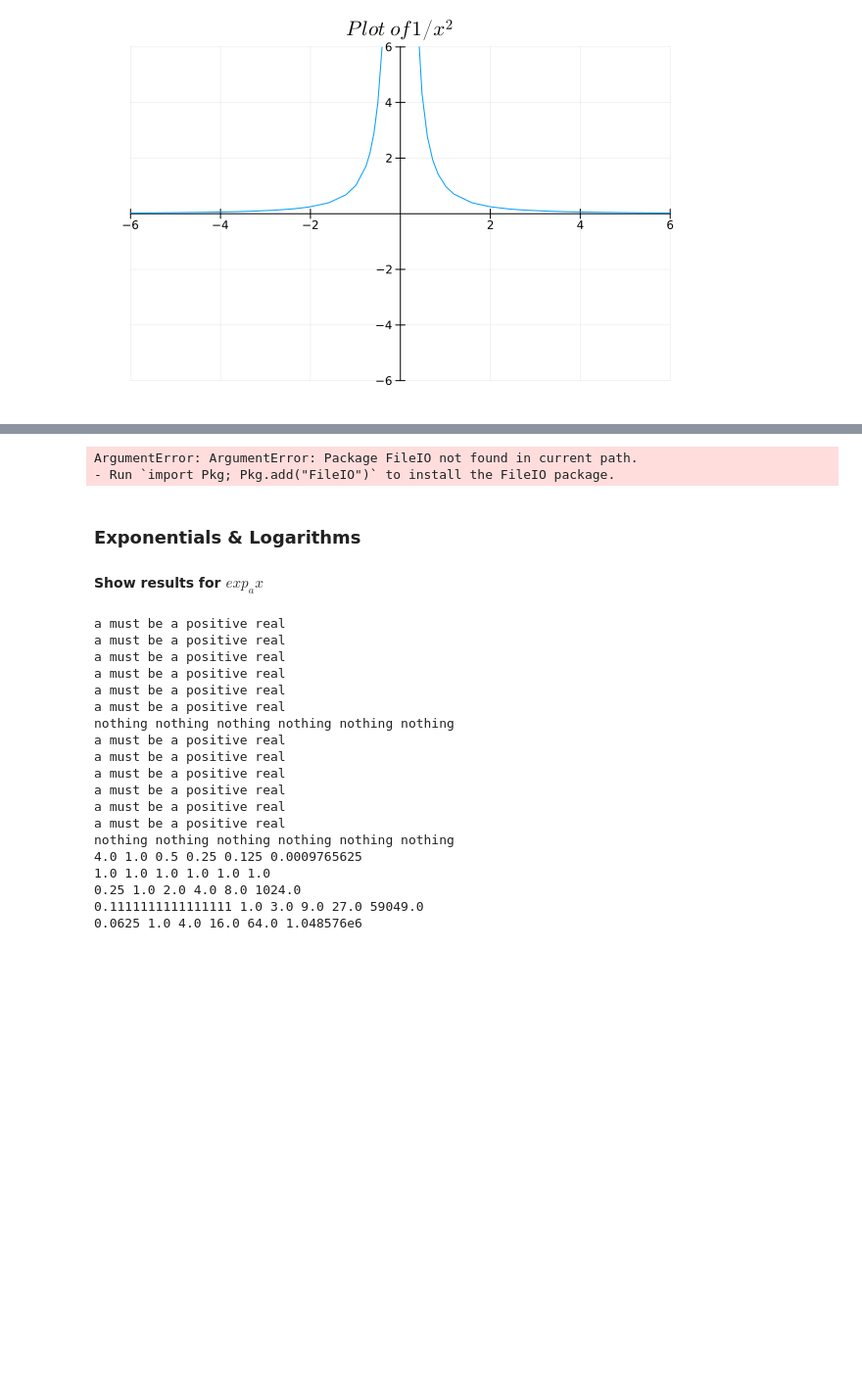
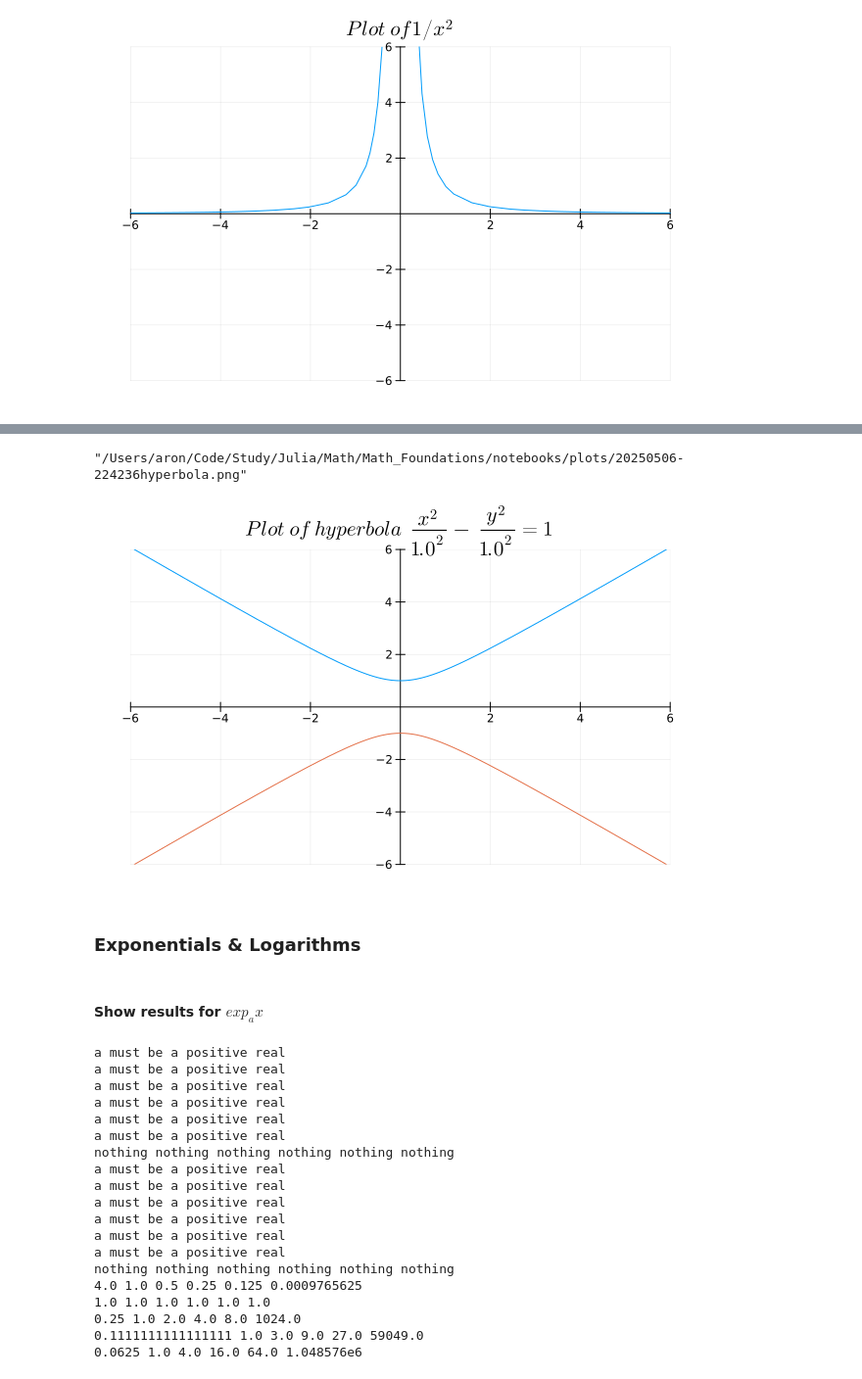
Before and after one commit to FourMInfo/Math_Foundations, a Jupyter notebook: notebooks/Basics.ipynb, the cells around one changed output, grey strips where cells are left out. Shown at 98% size. Saved outputs shown, nothing was run; the diff lists cells and outputs as text; code cells hidden in the pictures; blank space fills up the shorter version.

```diff
--- a/notebooks/Basics.ipynb
+++ b/notebooks/Basics.ipynb
@@ -249,11 +368,15 @@ title!(L"Plot\ of 1 / x^2")
+# %%
+plot_hyperbola_axes_varx(1.0, 1.0)
+# %% [output]
+"/Users/aron/Code/Study/Julia/Math/Math_Foundations/notebooks/plots/20250506-224236hyperbola.png"
 # %%
 using IJulia, FileIO, ImageShow
-IJulia.display(FileIO.load("../plots/20241114-173114hyperbola.png"))
+IJulia.display(FileIO.load("plots/20250506-224236hyperbola.png"))
 # %% [output]
-ArgumentError: ArgumentError: Package FileIO not found in current path.
-- Run `import Pkg; Pkg.add("FileIO")` to install the FileIO package.
+[figure, added]
+# %% [markdown]
+### Exponentials & Logarithms
 # %% [markdown]
-### Exponentials & Logarithms
 #### Show results for $exp_{a}x$
 # %%
 for a in [-2,0,1/2,1,2,3,4]
```
Also changed, not shown: parts of 16 cells of this notebook, 6 other files.
